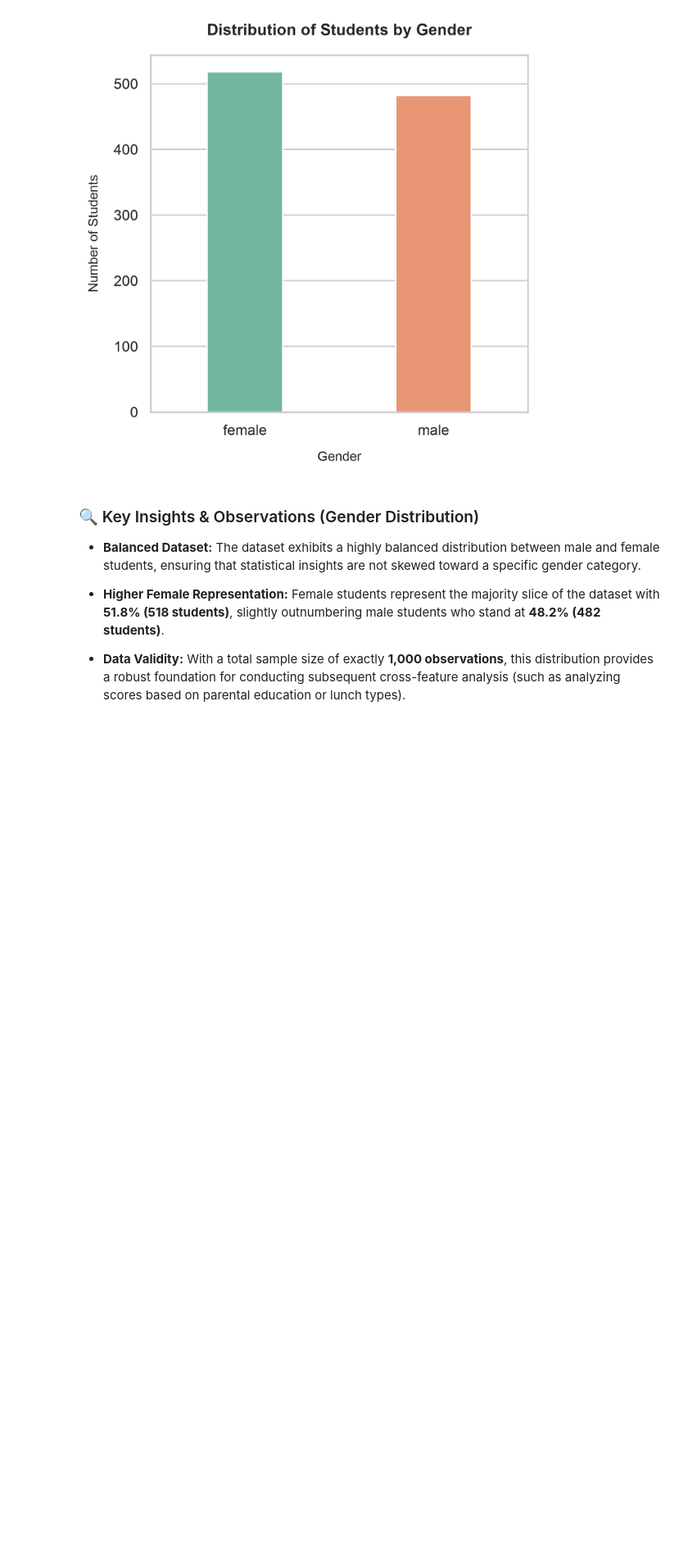
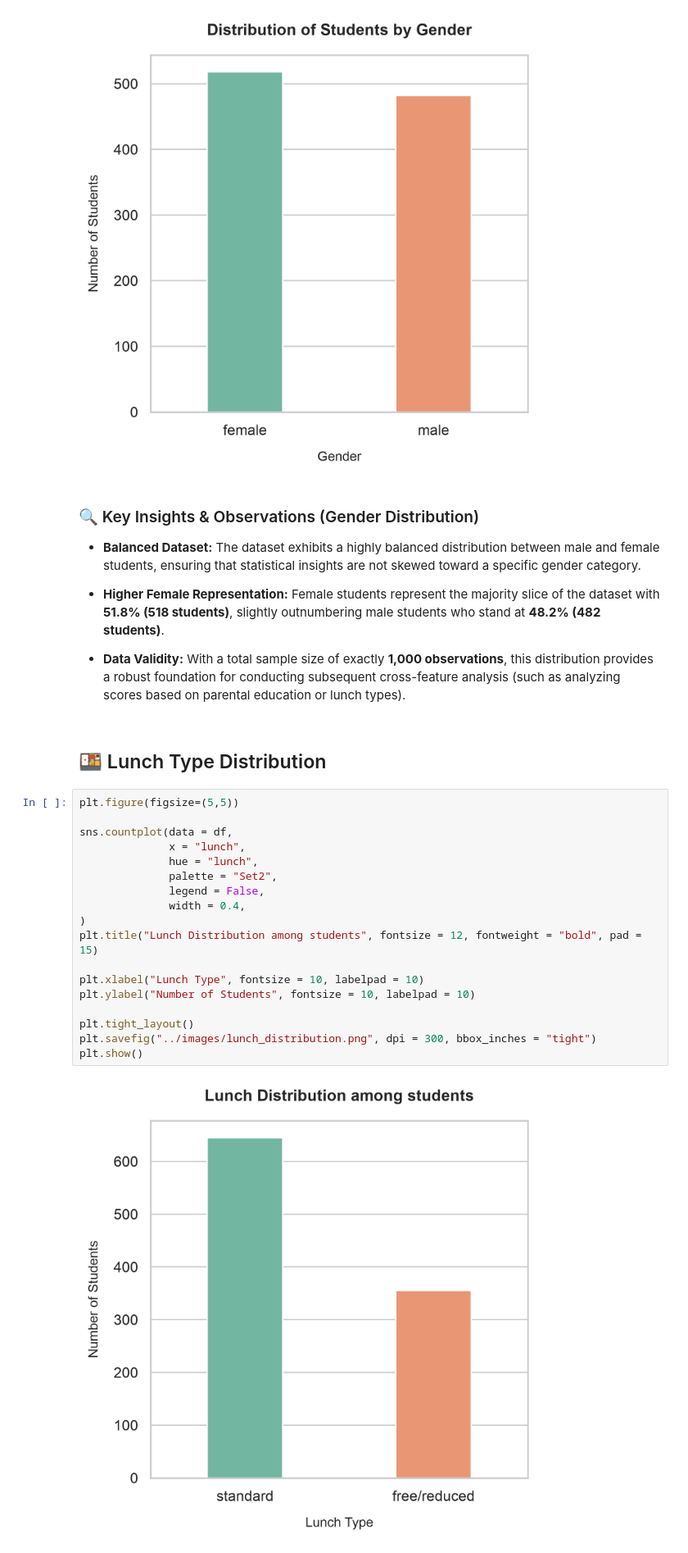
Before and after one commit to Pratyush-Guleria/data-analysis-projects, a Jupyter notebook: project-01-student-performance-analysis/notebooks/01_eda.ipynb, the cells around one changed output. Shown at 82% size. Cells and saved outputs as stored; diff of their text form; blank space fills up the shorter version.

Commit message:
Completed analysis on Lunch Distribution

```diff
--- a/project-01-student-performance-analysis/notebooks/01_eda.ipynb
+++ b/project-01-student-performance-analysis/notebooks/01_eda.ipynb
@@ -105,3 +105,25 @@ plt.show()
 * **Higher Female Representation:** Female students represent the majority slice of the dataset with **51.8% (518 students)**, slightly outnumbering male students who stand at **48.2% (482 students)**.
 
 * **Data Validity:** With a total sample size of exactly **1,000 observations**, this distribution provides a robust foundation for conducting subsequent cross-feature analysis (such as analyzing scores based on parental education or lunch types).
+# %% [markdown]
+## 🍱 Lunch Type Distribution
+# %%
+plt.figure(figsize=(5,5))
+
+sns.countplot(data = df,
+              x = "lunch",
+              hue = "lunch",
+              palette = "Set2",
+              legend = False,
+              width = 0.4,
+)
+plt.title("Lunch Distribution among students", fontsize = 12, fontweight = "bold", pad = 15)
+
+plt.xlabel("Lunch Type", fontsize = 10, labelpad = 10)
+plt.ylabel("Number of Students", fontsize = 10, labelpad = 10)
+
+plt.tight_layout()
+plt.savefig("../images/lunch_distribution.png", dpi = 300, bbox_inches = "tight")
+plt.show()
+# %% [output]
+[figure, added]
```
Also changed, not shown: parts of 1 cell of this notebook.
